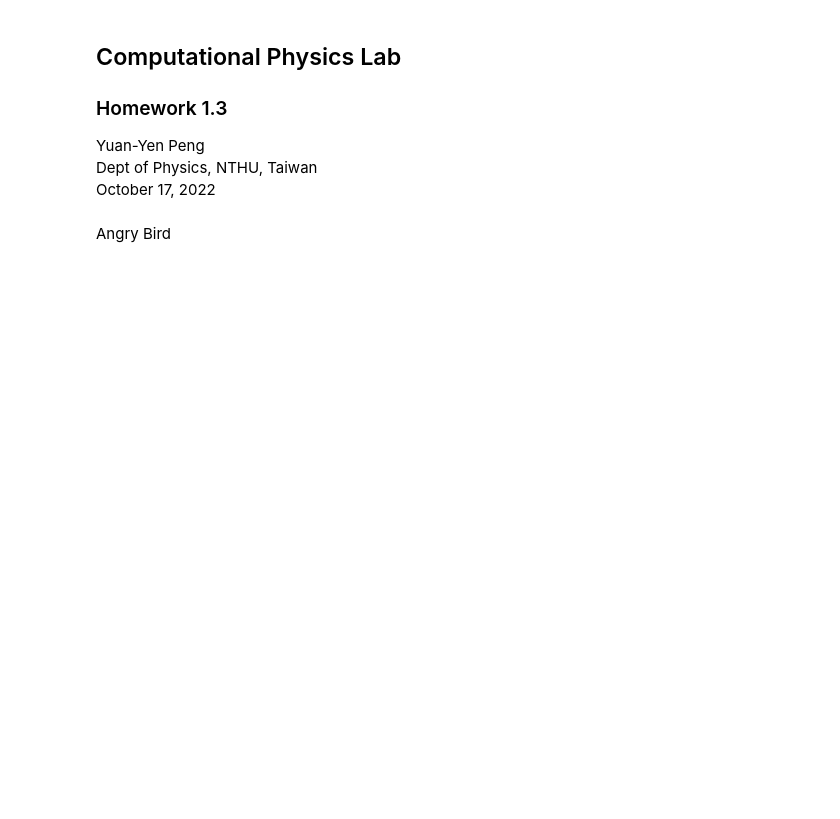
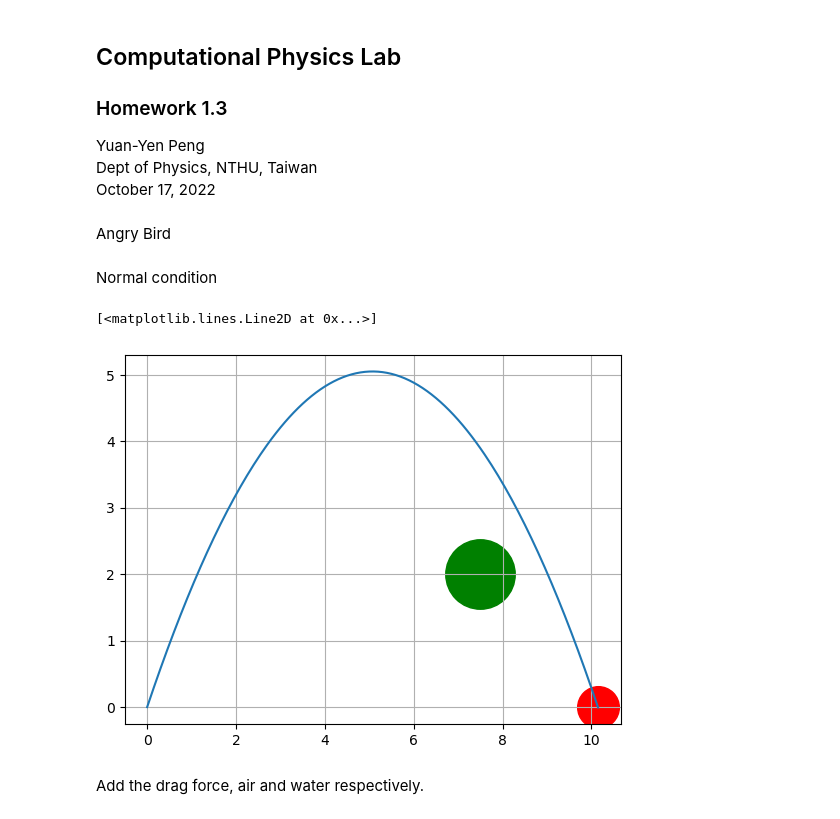
Before and after one commit to yygarypeng/pi-calculation-comphyslab-HW1, a Jupyter notebook: HW1_code/HW1.3.ipynb, the cells around one changed output. Cells and saved outputs as stored; diff of their text form; code cells hidden in the pictures; blank space fills up the shorter version.

```diff
--- a/HW1_code/HW1.3.ipynb
+++ b/HW1_code/HW1.3.ipynb
@@ -18,13 +13,0 @@ g = const.g
-# %%
-# trajectories
-def tr(PosX, PosY, VelX, VelY):
-        X = np.array([PosX])
-        Y = np.array([PosY])
-        VX = np.array([VelX])
-        VY = np.array([VelY])
-        for i in range(0, N):
-                VY = np.append(VY, VY[i] + -g * dt)
-                X = np.append(X, X[i] + VX[0] * dt)
-                Y = np.append(Y, Y[i] + VY[i] * dt)
-                # print(np.size(X), np.size(Y))
-        return [X, Y]
@@ -31,5 +36,36 @@ def tr(PosX, PosY, VelX, VelY):
+# %% [markdown]
+Normal condition
+# %%
+def tr(PosX, PosY, VelX, VelY):
+        x, y, vx, vy = PosX, PosY, VelX, VelY # temp
+        X = np.array([x])
+        Y = np.array([y])
+        VX = np.array([vx])
+        VY = np.array([vy])
+        while (x <= D_x and y >= D_y):
+                vy += -g * dt # temp
+                VY = np.append(VY, vy)
+                vx = vx # temp
+                VX = np.append(VX, vx)
+                x += vx * dt # temp
+                X = np.append(X, x)
+                y += vy * dt # temp
+                Y = np.append(Y, y)
+                if (np.sqrt(np.square(T[0] - x) + np.square(T[1] - y)) <= PosSec):
+                        print('Booom!')
+                        break
+
+        return [X, Y, x, y]
 # %%
-%timeit tr(PosX = 0, PosY = 0, VelX = 10, VelY = 10)
+# %timeit tr(PosX, PosY, VelX, VelY)
 
-plt.plot(tr(PosX = 0, PosY = 0, VelX = 10, VelY = 10)[0],
-         tr(PosX = 0, PosY = 0, VelX = 10, VelY = 10)[1])
+plt.scatter(T[0], T[1], s_pig, c = 'g')
+plt.scatter(tr(PosX, PosY, VelX, VelY)[2], tr(PosX, PosY, VelX, VelY)[3], s_bird, c = 'r')
+plt.grid()
+plt.plot(tr(PosX, PosY, VelX, VelY)[0],
+         tr(PosX, PosY, VelX, VelY)[1])
+# %% [output]
+[<matplotlib.lines.Line2D at 0x...>]
+[figure, added]
+# %% [markdown]
+Add the drag force, air and water respectively.
```
Also changed, not shown: parts of 5 cells of this notebook.
